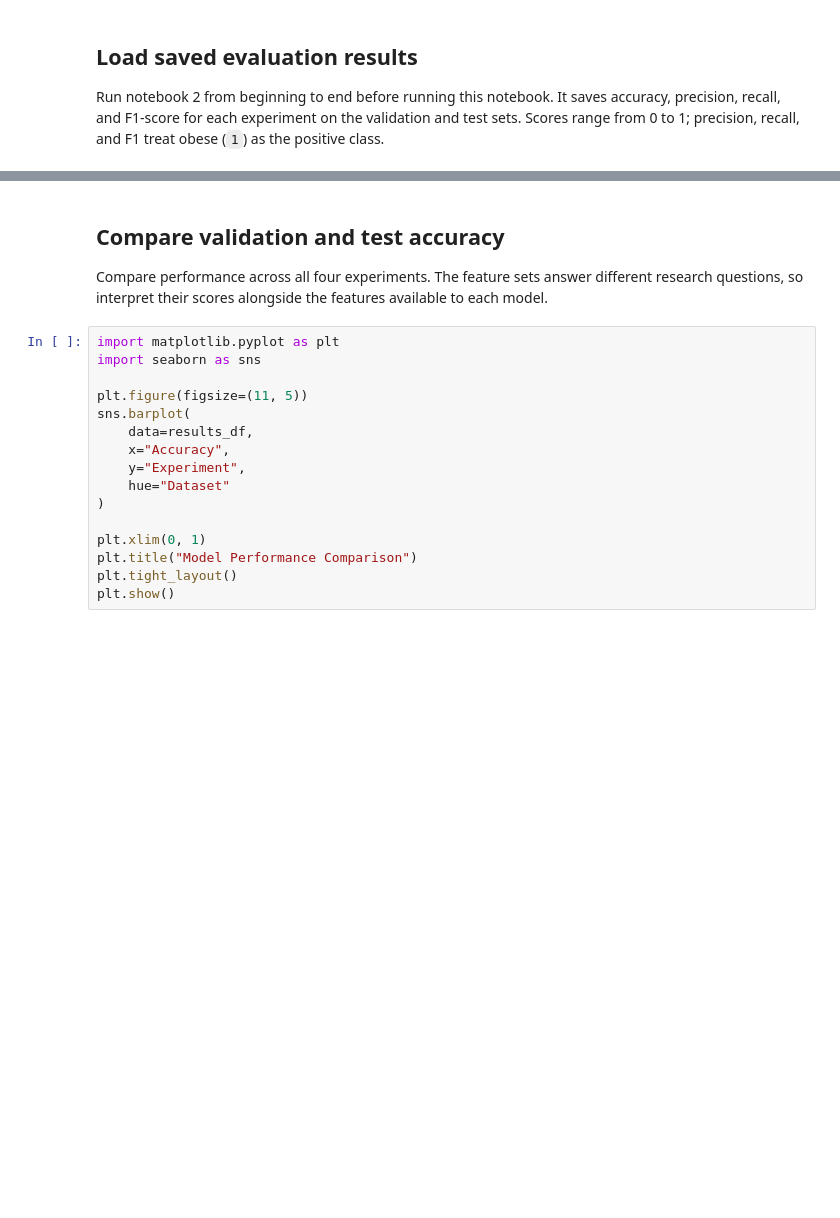
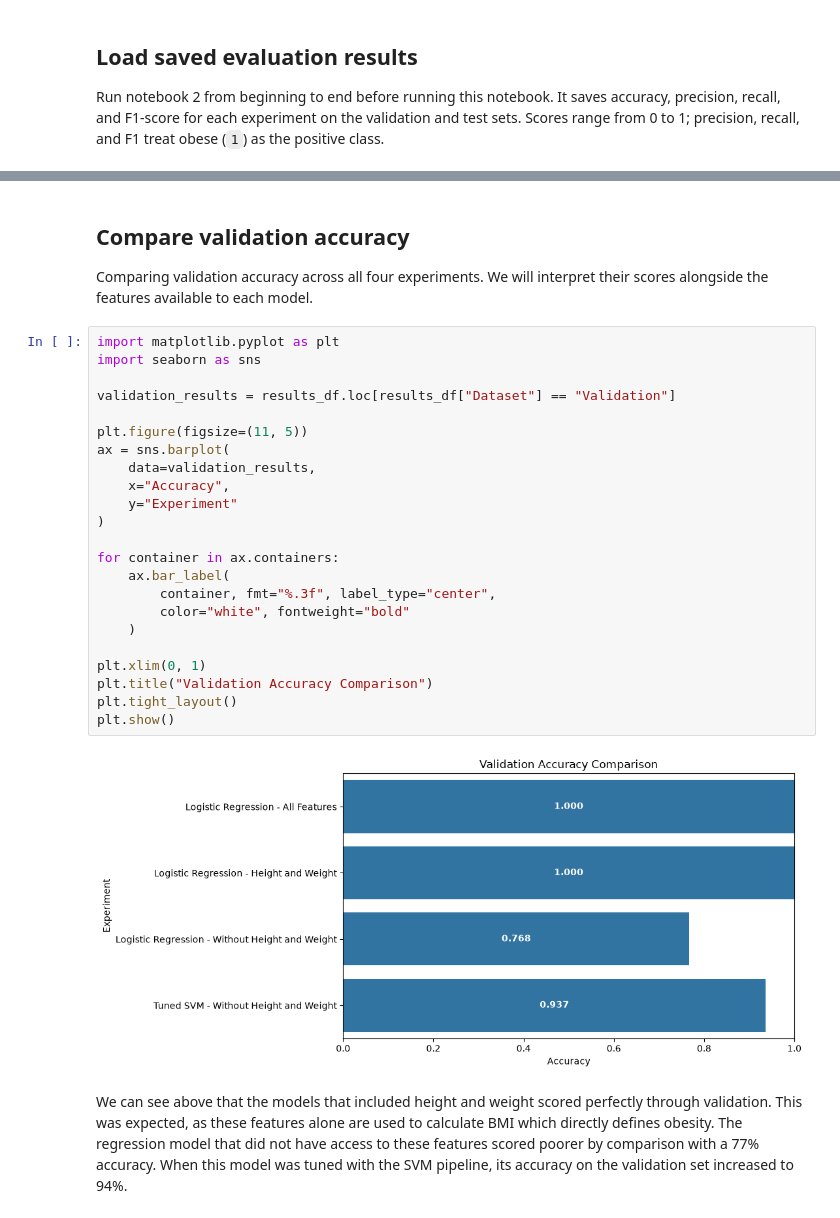
Before and after one commit to f26-sjsu-cmpe188/group8_project, a Jupyter notebook: notebooks/03_model_evaluation_tuning.ipynb, the cells around one changed output, grey strips where cells are left out. Drawn from its saved outputs; the diff is of its cells as text; blank space fills up the shorter version.

```diff
--- a/notebooks/03_model_evaluation_tuning.ipynb
+++ b/notebooks/03_model_evaluation_tuning.ipynb
@@ -20,20 +30,31 @@ results_df
 # %% [markdown]
-## Compare validation and test accuracy
+## Compare validation accuracy
 
-Compare performance across all four experiments. The feature sets answer different research questions, so interpret their scores alongside the features available to each model.
+Comparing validation accuracy across all four experiments. We will interpret their scores alongside the features available to each model.
 # %%
 import matplotlib.pyplot as plt
 import seaborn as sns
 
+validation_results = results_df.loc[results_df["Dataset"] == "Validation"]
+
 plt.figure(figsize=(11, 5))
-sns.barplot(
-    data=results_df,
+ax = sns.barplot(
+    data=validation_results,
     x="Accuracy",
-    y="Experiment",
-    hue="Dataset"
+    y="Experiment"
 )
 
+for container in ax.containers:
+    ax.bar_label(
+        container, fmt="%.3f", label_type="center",
+        color="white", fontweight="bold"
+    )
+
 plt.xlim(0, 1)
-plt.title("Model Performance Comparison")
+plt.title("Validation Accuracy Comparison")
 plt.tight_layout()
 plt.show()
+# %% [output]
+[figure, added]
+# %% [markdown]
+We can see above that the models that included height and weight scored perfectly through validation. This was expected, as these features alone are used to calculate BMI which directly defines obesity. The regression model that did not have access to these features scored poorer by comparison with a 77% accuracy. When this model was tuned with the SVM pipeline, its accuracy on the validation set increased to 94%.
```
Also changed, not shown: parts of 1 cell of this notebook, 1 other file.
